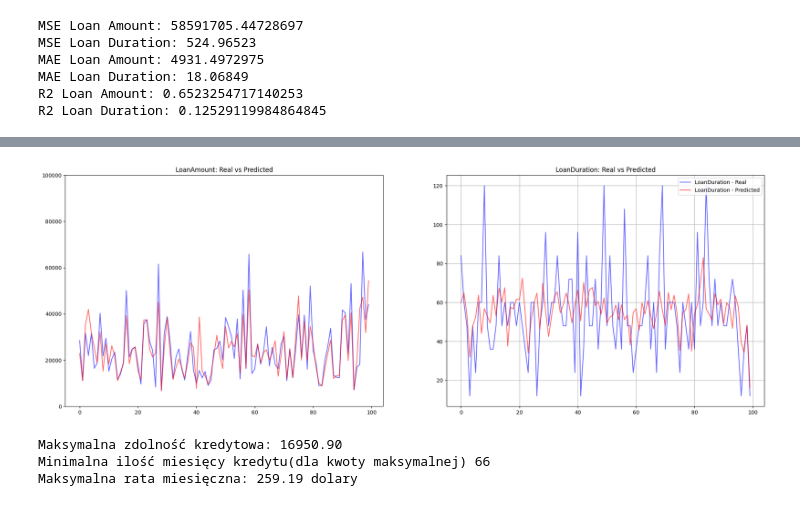
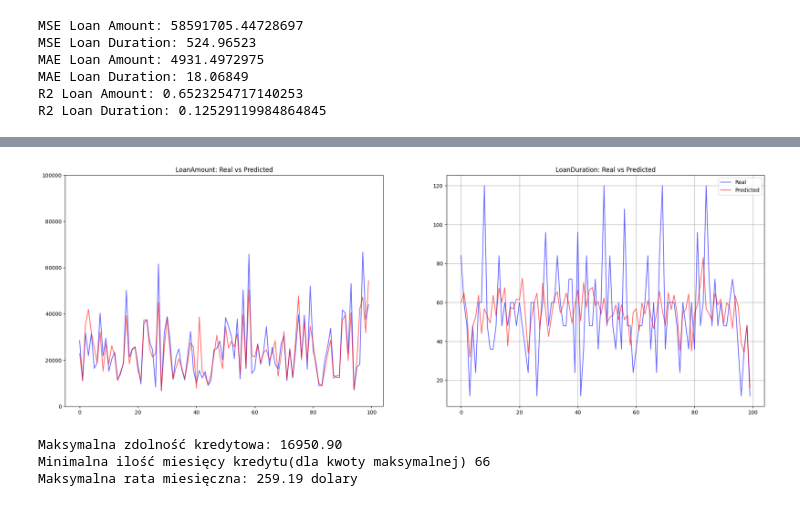
Before and after one commit to Perovsky56/BankLoanModel, a Jupyter notebook: BankLoan.ipynb, the cells around one changed output, grey strips where cells are left out. Saved outputs shown, nothing was run; the diff lists cells and outputs as text; code cells hidden in the pictures.

```diff
--- a/BankLoan.ipynb
+++ b/BankLoan.ipynb
@@ -262,25 +262,26 @@ y_pred = pd.DataFrame(y_pred)
 # %%
 fig, ax = plt.subplots(1,2, figsize=(24, 8))
 
 # Wykres dla LoanAmount
-ax[0].plot(range(100), y_test.iloc[0:100, 0], color='blue', label='LoanAmount - Real', alpha=0.6)
-ax[0].plot(range(100), y_pred.iloc[0:100, 0], color='red', label='LoanAmount - Predicted', alpha=0.6)
+ax[0].plot(range(100), y_test.iloc[0:100, 0], color='blue', label='Real', alpha=0.6)
+ax[0].plot(range(100), y_pred.iloc[0:100, 0], color='red', label='Predicted', alpha=0.6)
 ax[0].set_title('LoanAmount: Real vs Predicted')
 ax[0].set_ylim(0, 100_000)
 ax[0].set_xlabel('')
 ax[0].set_ylabel('')
 
-ax[1].plot(range(100), y_test.iloc[0:100, 1], color='blue', label='LoanDuration - Real', alpha=0.6)
-ax[1].plot(range(100), y_pred.iloc[0:100, 1], color='red', label='LoanDuration - Predicted', alpha=0.6)
+
+ax[1].plot(range(100), y_test.iloc[0:100, 1], color='blue', label='Real', alpha=0.6)
+ax[1].plot(range(100), y_pred.iloc[0:100, 1], color='red', label='Predicted', alpha=0.6)
 ax[1].set_title('LoanDuration: Real vs Predicted')
 ax[1].set_xlabel('')
 ax[1].set_ylabel('')
 
 plt.legend()
 plt.grid(True)
 plt.show()
 # %% [output]
-[figure, old version]
+[figure, new version]
 # %%
 clientdata = {'Age': [20],
               'AnnualIncome': [20000],
```
Also changed, not shown: parts of 6 cells of this notebook.
